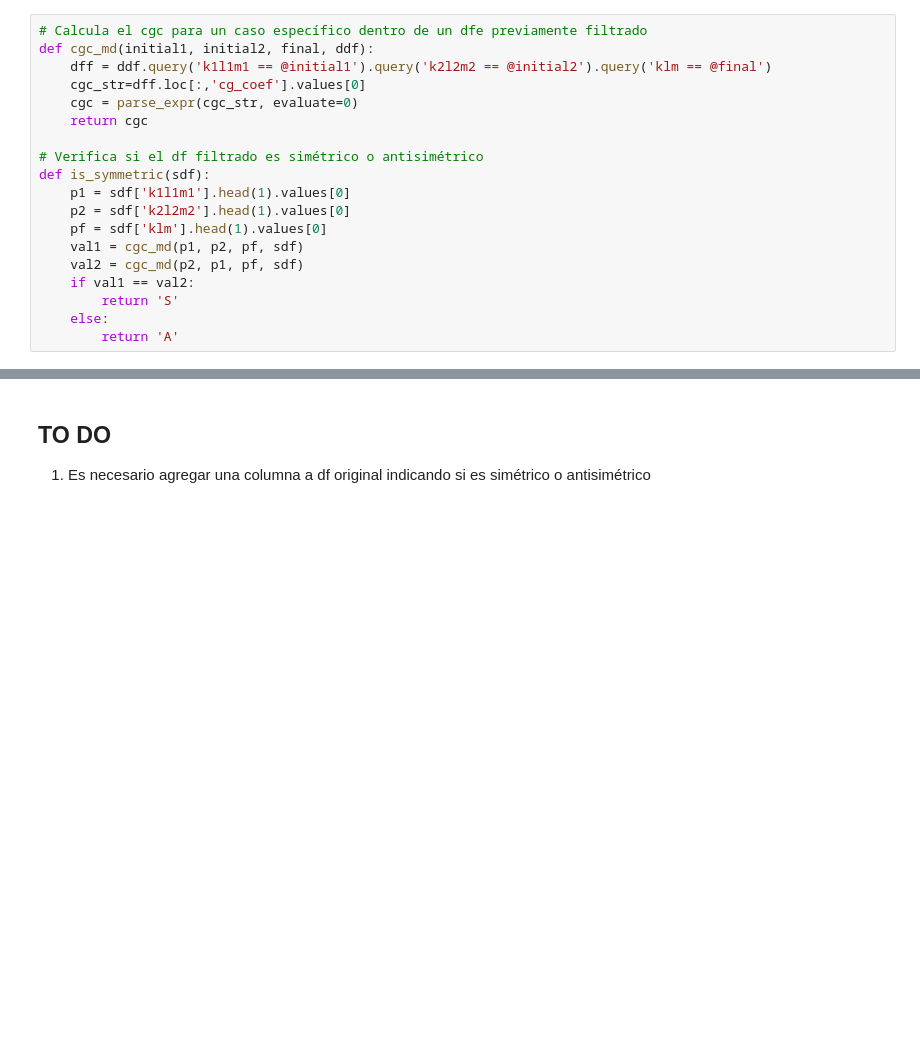
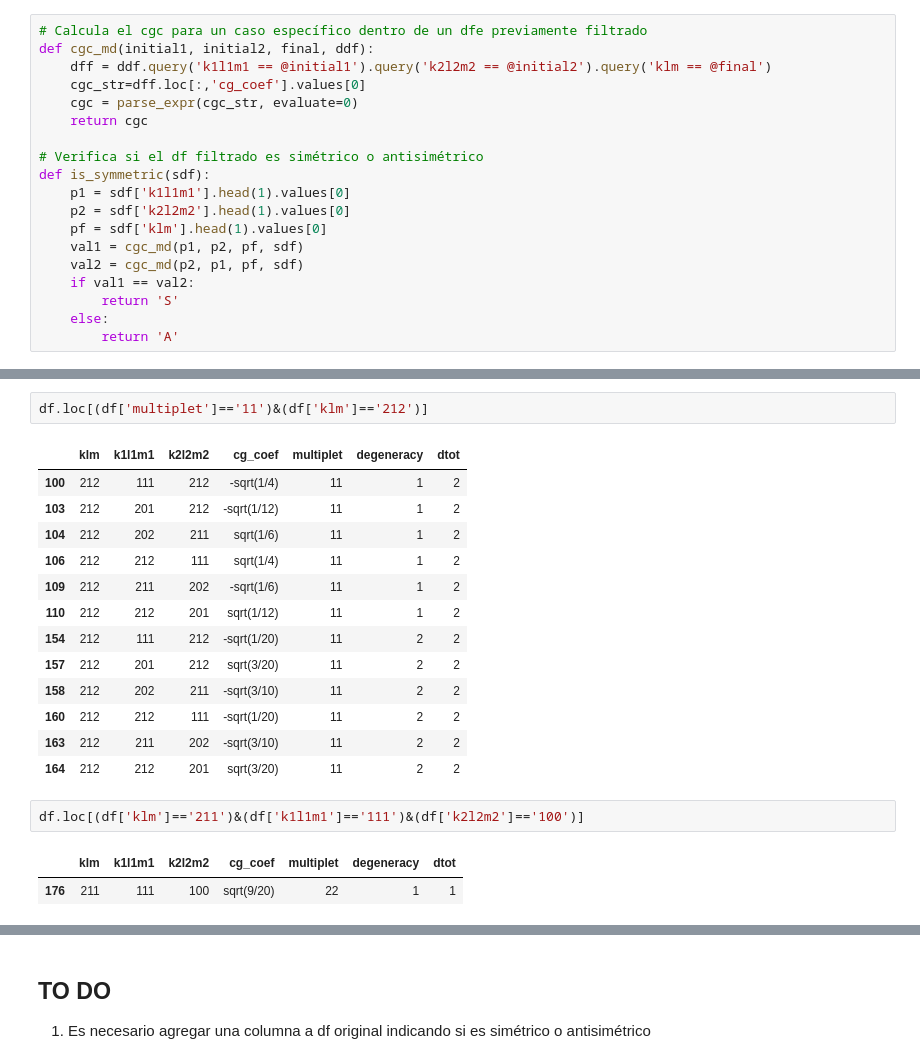
Before and after one commit to natanael87/Sum_Rules, a Jupyter notebook: Symmetric_case/8x8symmetryc.ipynb, the cells around one changed output, grey strips where cells are left out. Saved outputs shown, nothing was run; the diff lists cells and outputs as text; blank space fills up the shorter version.

```diff
--- a/Symmetric_case/8x8symmetryc.ipynb
+++ b/Symmetric_case/8x8symmetryc.ipynb
@@ -86,0 +254,21 @@ df_describe
+# %%
+df.loc[(df['multiplet']=='11')&(df['klm']=='212')]
+# %% [output]
+|  | klm | k1l1m1 | k2l2m2 | cg_coef | multiplet | degeneracy | dtot |
+| 100 | 212 | 111 | 212 | -sqrt(1/4) | 11 | 1 | 2 |
+| 103 | 212 | 201 | 212 | -sqrt(1/12) | 11 | 1 | 2 |
+| 104 | 212 | 202 | 211 | sqrt(1/6) | 11 | 1 | 2 |
+| 106 | 212 | 212 | 111 | sqrt(1/4) | 11 | 1 | 2 |
+| 109 | 212 | 211 | 202 | -sqrt(1/6) | 11 | 1 | 2 |
+| 110 | 212 | 212 | 201 | sqrt(1/12) | 11 | 1 | 2 |
+| 154 | 212 | 111 | 212 | -sqrt(1/20) | 11 | 2 | 2 |
+| 157 | 212 | 201 | 212 | sqrt(3/20) | 11 | 2 | 2 |
+| 158 | 212 | 202 | 211 | -sqrt(3/10) | 11 | 2 | 2 |
+| 160 | 212 | 212 | 111 | -sqrt(1/20) | 11 | 2 | 2 |
+| 163 | 212 | 211 | 202 | -sqrt(3/10) | 11 | 2 | 2 |
+| 164 | 212 | 212 | 201 | sqrt(3/20) | 11 | 2 | 2 |
+# %%
+df.loc[(df['klm']=='211')&(df['k1l1m1']=='111')&(df['k2l2m2']=='100')]
+# %% [output]
+|  | klm | k1l1m1 | k2l2m2 | cg_coef | multiplet | degeneracy | dtot |
+| 176 | 211 | 111 | 100 | sqrt(9/20) | 22 | 1 | 1 |
```
Also changed, not shown: parts of 15 cells of this notebook.
